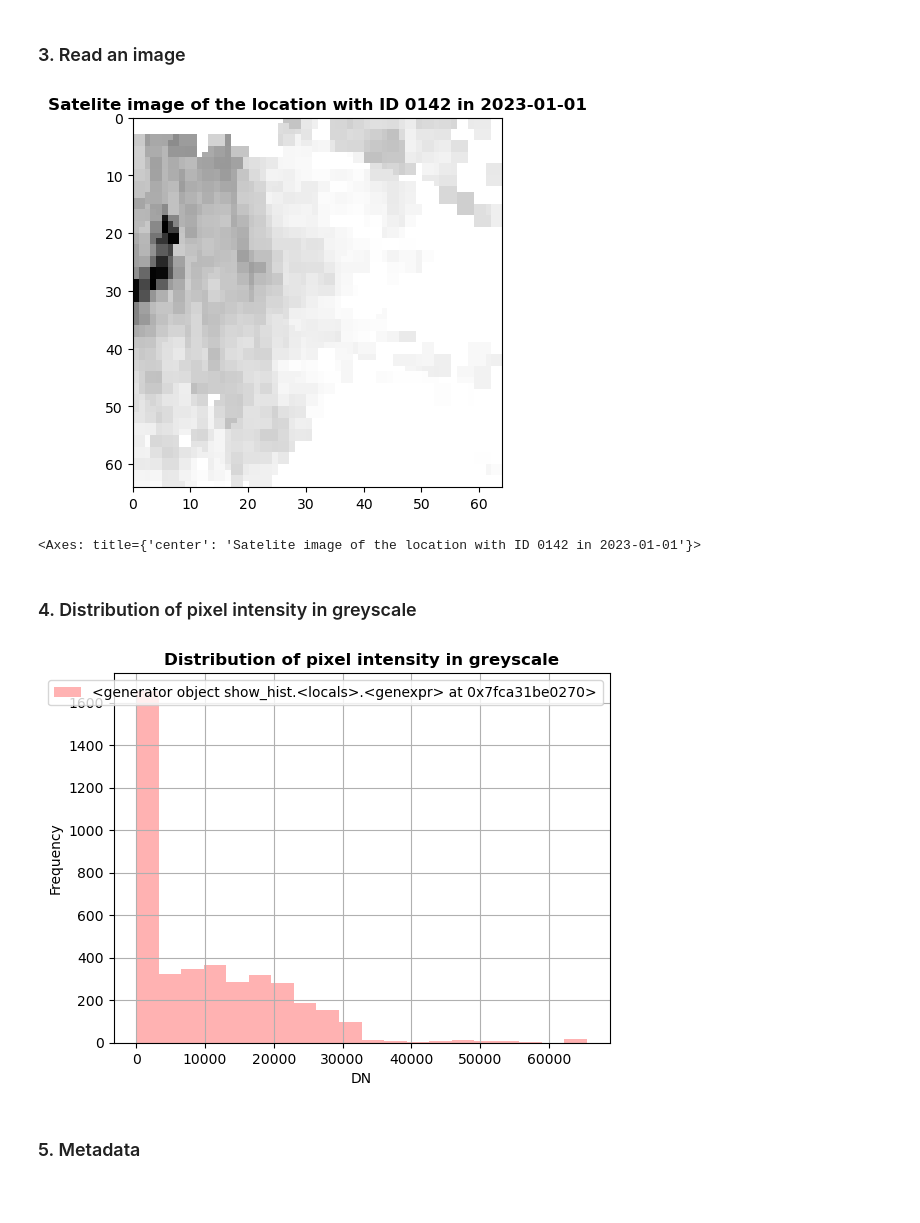
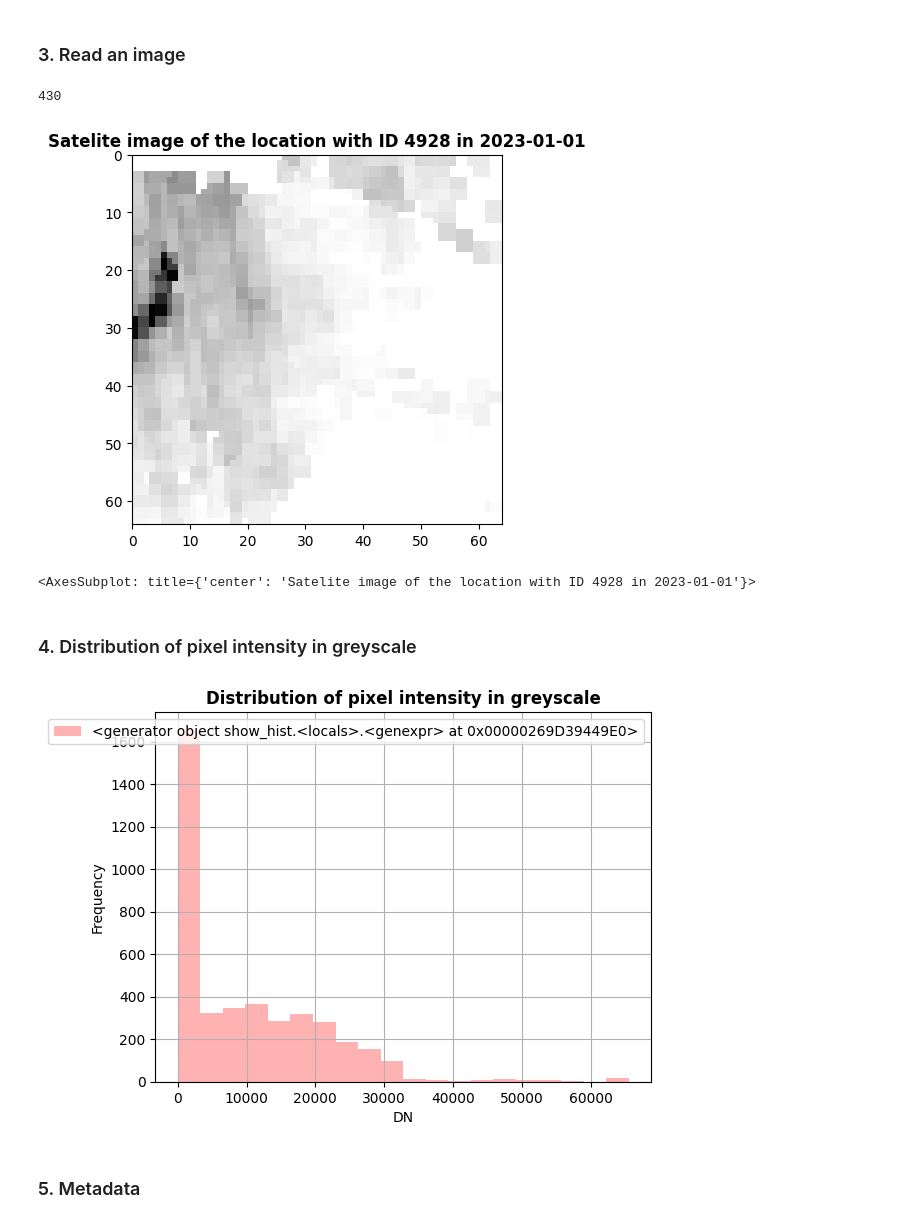
Before and after one commit to adel-R/QB-AI-for-Good, a Jupyter notebook: Participant guide.ipynb, the cells around one changed output. Drawn from its saved outputs; the diff is of its cells as text; code cells hidden in the pictures; blank space fills up the shorter version.

Commit message:
updated file paths

```diff
--- a/Participant guide.ipynb
+++ b/Participant guide.ipynb
@@ -40,19 +67,23 @@ import warnings
 warnings.filterwarnings("ignore", category=rasterio.errors.NotGeoreferencedWarning)
 # %% [markdown]
 ### 3. Read an image
+# %%
+len(pd.read_csv("data/metadata.csv"))
+# %% [output]
+430
 # %%
-path = "images/plume/20230101_methane_mixing_ratio_id_4928.tif"
+path = "data/train/plume/20230101_methane_mixing_ratio_id_4928.tif"
 example_image = rasterio.open(path)
 show(example_image, cmap="Greys", title="Satelite image of the location with ID 4928 in 2023-01-01")
 # %% [output]
-[figure, old version]
+[figure, new version]
-<Axes: title={'center': 'Satelite image of the location with ID 0142 in 2023-01-01'}>
+<AxesSubplot: title={'center': 'Satelite image of the location with ID 4928 in 2023-01-01'}>
 # %% [markdown]
 ### 4. Distribution of pixel intensity in greyscale
 # %%
 show_hist(example_image, bins=20, alpha=0.3, title="Distribution of pixel intensity in greyscale")
 # %% [output]
-[figure, old version]
+[figure, new version]
 # %% [markdown]
 ### 5. Metadata
 # %%
```
Also changed, not shown: parts of 3 cells of this notebook.
